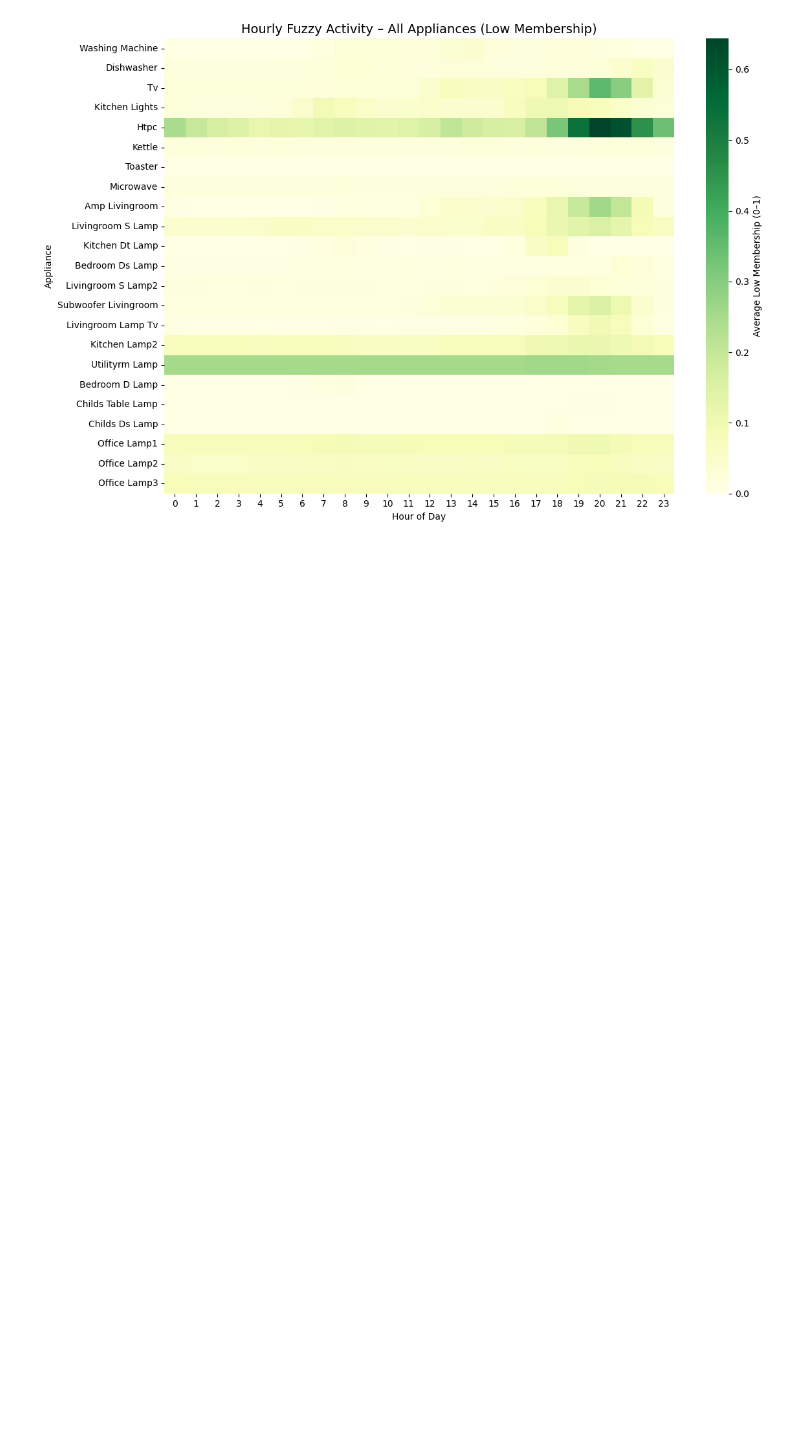
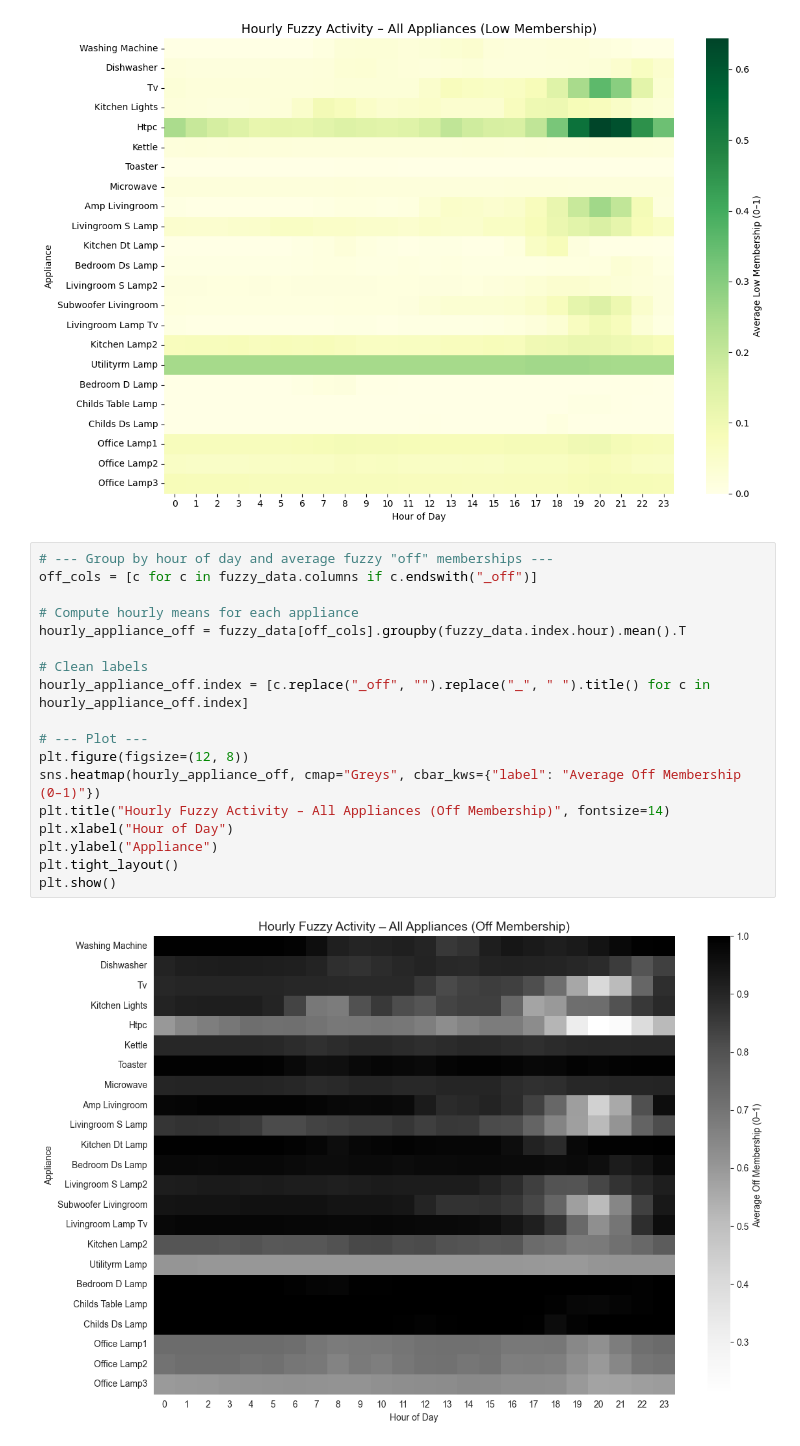
Before and after one commit to jofa016/ACIT4620---Fuzzy-System, a Jupyter notebook: fuzzy_main.ipynb, the cells around one changed output. Cells and saved outputs as stored; diff of their text form; blank space fills up the shorter version.

Commit message:
added heatmap for off-membership

```diff
--- a/fuzzy_main.ipynb
+++ b/fuzzy_main.ipynb
@@ -678,3 +678,23 @@ plt.tight_layout()
 plt.show()
 # %% [output]
 [figure]
+# %%
+# --- Group by hour of day and average fuzzy "off" memberships ---
+off_cols = [c for c in fuzzy_data.columns if c.endswith("_off")]
+
+# Compute hourly means for each appliance
+hourly_appliance_off = fuzzy_data[off_cols].groupby(fuzzy_data.index.hour).mean().T
+
+# Clean labels
+hourly_appliance_off.index = [c.replace("_off", "").replace("_", " ").title() for c in hourly_appliance_off.index]
+
+# --- Plot ---
+plt.figure(figsize=(12, 8))
+sns.heatmap(hourly_appliance_off, cmap="Greys", cbar_kws={"label": "Average Off Membership (0–1)"})
+plt.title("Hourly Fuzzy Activity – All Appliances (Off Membership)", fontsize=14)
+plt.xlabel("Hour of Day")
+plt.ylabel("Appliance")
+plt.tight_layout()
+plt.show()
+# %% [output]
+[figure, added]
```
